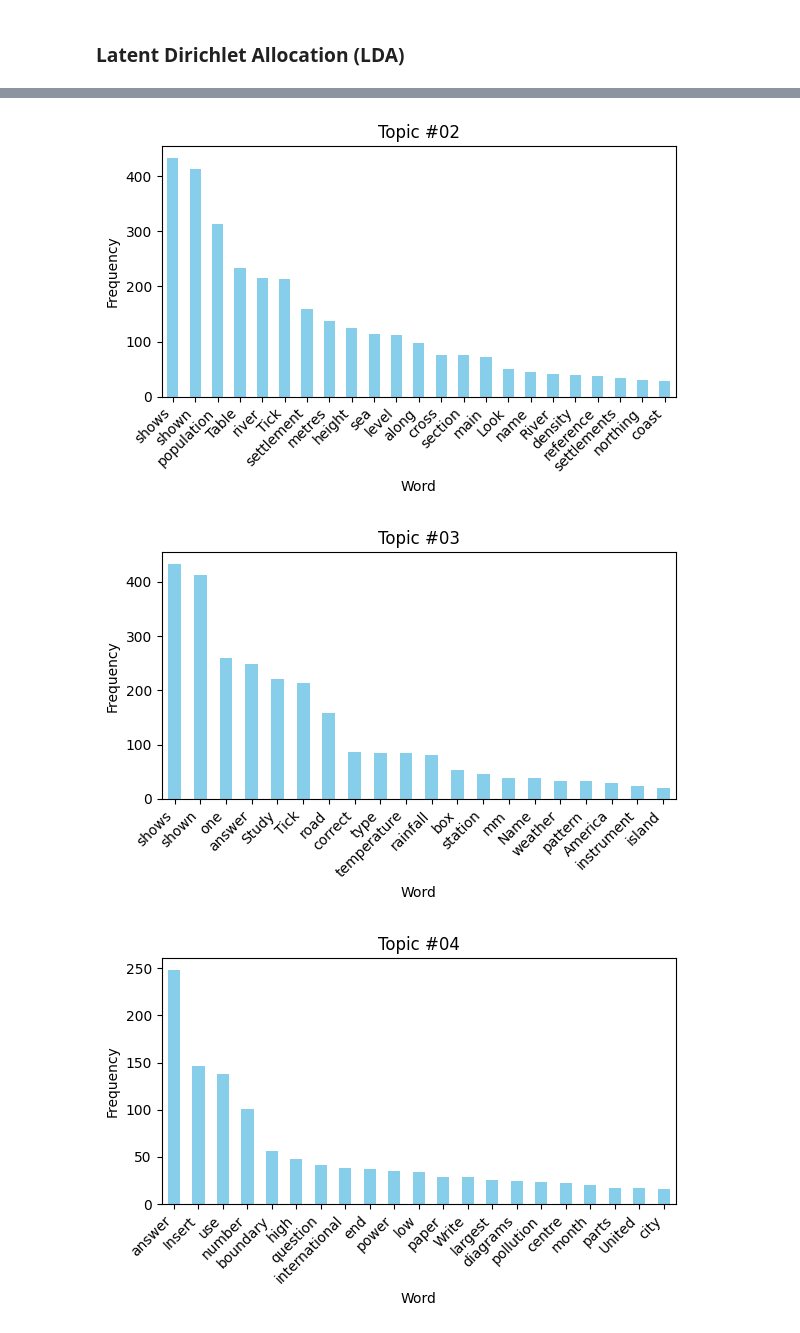
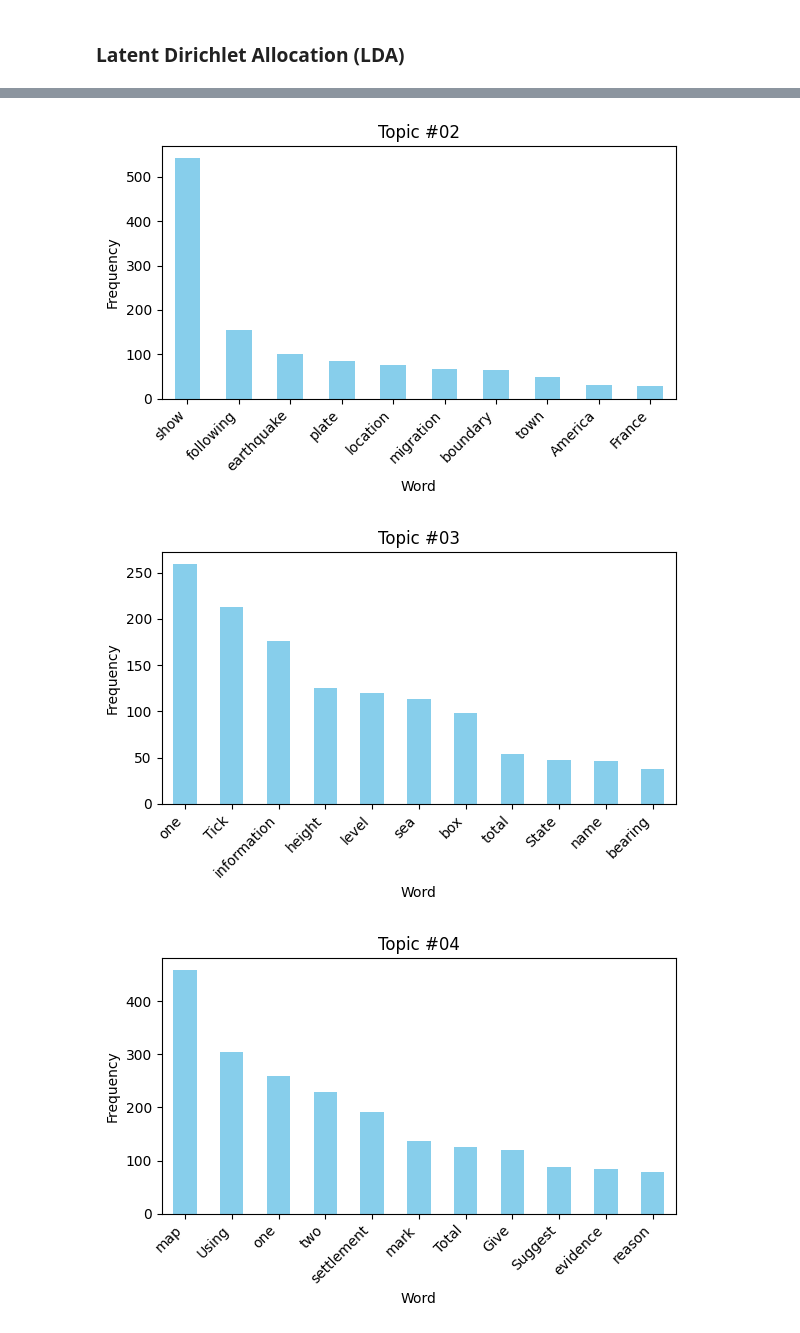
Before and after one commit to leilaigl/ml-exam-paper-analysis, a Jupyter notebook: Topic Model.ipynb, the cells around one changed output, grey strips where cells are left out. Cells and saved outputs as stored; diff of their text form; code cells hidden in the pictures.

```diff
--- a/Topic Model.ipynb
+++ b/Topic Model.ipynb
@@ -47,7 +51,7 @@ def get_soup(url):
 
 for link in get_soup(URL).find_all('a'):
     file_link = link.get('href')
-    if file_link.startswith('CAIE/IGCSE') and FILETYPE in file_link and "_qp_2" in file_link:
+    if file_link.startswith('CAIE/IGCSE') and FILETYPE in file_link and "_qp_" in file_link:
         print(file_link)
         try:
             file_path = os.path.join(output_folder, link.text)
@@ -89,6 +79,7 @@ skip_lines = True
 concatenate = True
 questionNo = 1
 
+lemmatizer = WordNetLemmatizer()
 concatenated_lines = []
 
 data = []
@@ -157,18 +148,18 @@ for file in files:
                 Question_Text = concatenated_line.replace(str(Question_ID), "")
                 Token_Question_Text = word_tokenize(Question_Text)
                 tags = pos_tag(Token_Question_Text)
-                filtered_words = [word for word, pos in tags
+                filtered_words = [word for word in Token_Question_Text
                   if (len(word) > 1) and
                      (not re.match(r'^\d+\.\d$', word)) and
                      (not word.isnumeric()) and
                      (word.lower() not in stopwords.words('english')) and
                      (word.lower() != 'fig') and
+                     (word.lower() != 'figs') and
                      (word.lower() != 'km') and
-                     (word.lower() != 'km2') and
-                     (word.lower() != 'figs')]
+                     (word.lower() != 'km2')]
                 # filtered_nouns = [word for word, pos in tags if (pos == 'NN' or pos == 'NNS') and (len(word) > 1) and word.lower() not in stopwords.words('english')]
                 # Token_Text = ' '.join(filtered_nouns)
-                Token_Text = ' '.join(filtered_words)
+                Token_Text = ' '.join(lemmatizer.lemmatize(w) for w in filtered_words) # stem here
                 Word_Count = len(Question_Text)
                 data.append(Line(Paper_ID, Question_ID, Question_Type, Question_Text, Token_Text, Word_Count))
                 # print(concatenated_line)
@@ -450,19 +441,19 @@ Direction 2: electricity answer rate migration Describe Study power south_east p
 ### Latent Dirichlet Allocation (LDA)
 # %%
 def get_lda_topics(model, num_topics):
-    word_dict = {};
+    word_dict = {}
     for i in range(num_topics):
-        words = model.show_topic(i, topn = 10);
-        word_dict['Topic #' + '{:02d}'.format(i+1)] = [i[0] for i in words];
-    return pd.DataFrame(word_dict);
+        words = model.show_topic(i, topn = 15)
+        word_dict['Topic #' + '{:02d}'.format(i+1)] = [i[0] for i in words]
+    return pd.DataFrame(word_dict)
 
 lda_model = gensim.models.ldamodel.LdaModel(corpus=corpus,
                                             id2word=dictionary,
                                             num_topics=10,
                                             random_state=100,
                                             update_every=1,
-                                            chunksize=600,
-                                            passes=50,
+                                            chunksize=700,
+                                            passes=30,
                                             alpha='auto',
                                             per_word_topics=True)
 # %%
@@ -491,6 +487,4 @@ print(textlist)
 # %%
 cm = CoherenceModel(model=lda_model, corpus=corpus, coherence='u_mass')
 print(cm.get_coherence())
-cm = CoherenceModel(model=lda_model, texts=textlist, coherence='c_v')
-print(cm.get_coherence())
 # %% [output]
@@ -500,7 +567,7 @@ nan
 def plot_bar_charts(model, num_topics):
     word_dict = {}
     for i in range(num_topics):
-        words = model.show_topic(i, topn=20)
+        words = model.show_topic(i, topn=10)
         word_dict['Topic #' + '{:02d}'.format(i+1)] = [i[0] for i in words]
 
     for topic, words in word_dict.items():
@@ -524,5 +591,5 @@ def plot_bar_charts(model, num_topics):
 
 # plot_word_clouds(lda_model,10)
 
-plot_bar_charts(lda_model,10)
+plot_bar_charts(lda_model,5)
 # %% [output]
@@ -530,3 +597,3 @@ plot_bar_charts(lda_model,10)
-[figure, old version]
+[figure, new version]
-[figure, old version]
+[figure, new version]
-[figure, old version]
+[figure, new version]
```
Also changed, not shown: parts of 19 cells of this notebook.
